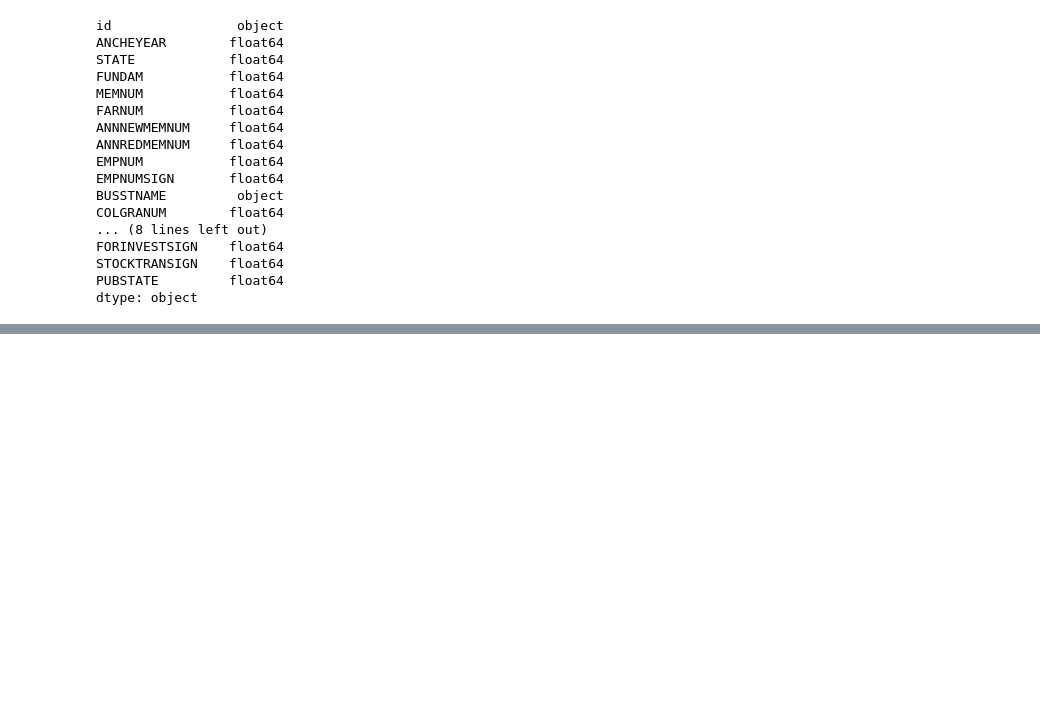
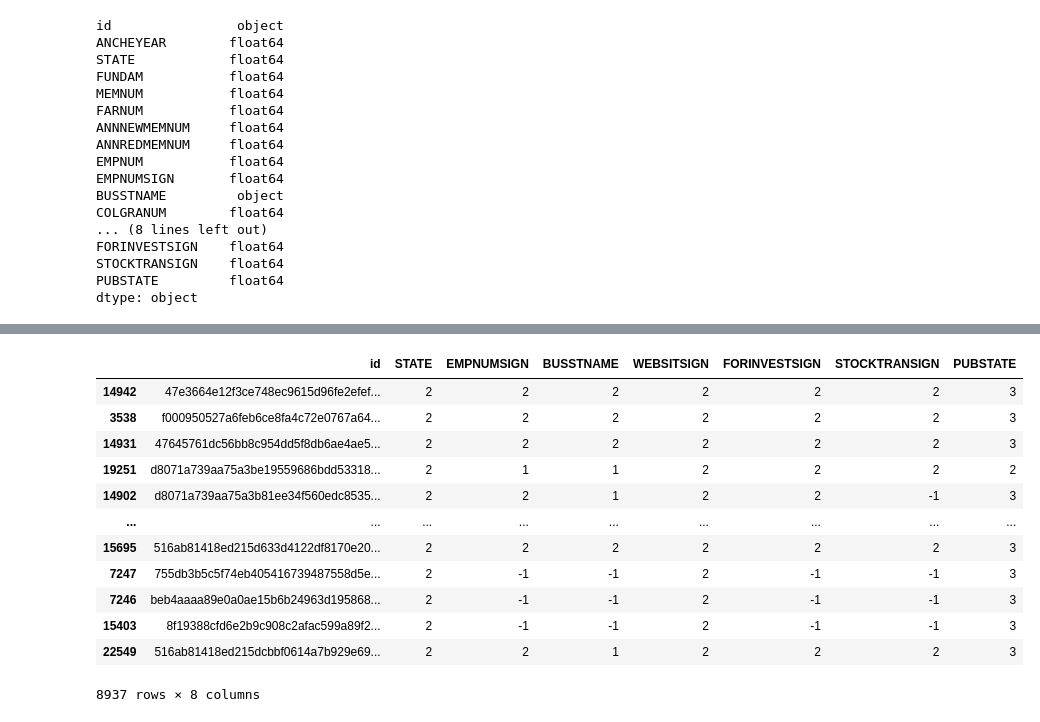
Before and after one commit to Explore16/datafountain_ccf, a Jupyter notebook: code/fea_explore.ipynb, the cells around one changed output, grey strips where cells are left out. Saved outputs shown, nothing was run; the diff lists cells and outputs as text; code cells hidden in the pictures; blank space fills up the shorter version.

```diff
--- a/code/fea_explore.ipynb
+++ b/code/fea_explore.ipynb
@@ -503,0 +550,16 @@ Name: BUSSTNAME, dtype: int64
+# %%
+annual_report_info_cata
+# %% [output]
+|  | id | STATE | EMPNUMSIGN | BUSSTNAME | WEBSITSIGN | FORINVESTSIGN | STOCKTRANSIGN | PUBSTATE |
+| 14942 | 47e3664e12f3ce748ec9615d96fe2efef... | 2 | 2 | 2 | 2 | 2 | 2 | 3 |
+| 3538 | f000950527a6feb6ce8fa4c72e0767a64... | 2 | 2 | 2 | 2 | 2 | 2 | 3 |
+| 14931 | 47645761dc56bb8c954dd5f8db6ae4ae5... | 2 | 2 | 2 | 2 | 2 | 2 | 3 |
+| 19251 | d8071a739aa75a3be19559686bdd53318... | 2 | 1 | 1 | 2 | 2 | 2 | 2 |
+| 14902 | d8071a739aa75a3b81ee34f560edc8535... | 2 | 2 | 1 | 2 | 2 | -1 | 3 |
+| ... | ... | ... | ... | ... | ... | ... | ... | ... |
+| 15695 | 516ab81418ed215d633d4122df8170e20... | 2 | 2 | 2 | 2 | 2 | 2 | 3 |
+| 7247 | 755db3b5c5f74eb405416739487558d5e... | 2 | -1 | -1 | 2 | -1 | -1 | 3 |
+| 7246 | beb4aaaa89e0a0ae15b6b24963d195868... | 2 | -1 | -1 | 2 | -1 | -1 | 3 |
+| 15403 | 8f19388cfd6e2b9c908c2afac599a89f2... | 2 | -1 | -1 | 2 | -1 | -1 | 3 |
+| 22549 | 516ab81418ed215dcbbf0614a7b929e69... | 2 | 2 | 1 | 2 | 2 | 2 | 3 |
+8937 rows × 8 columns
```
Also changed, not shown: parts of 18 cells of this notebook.
